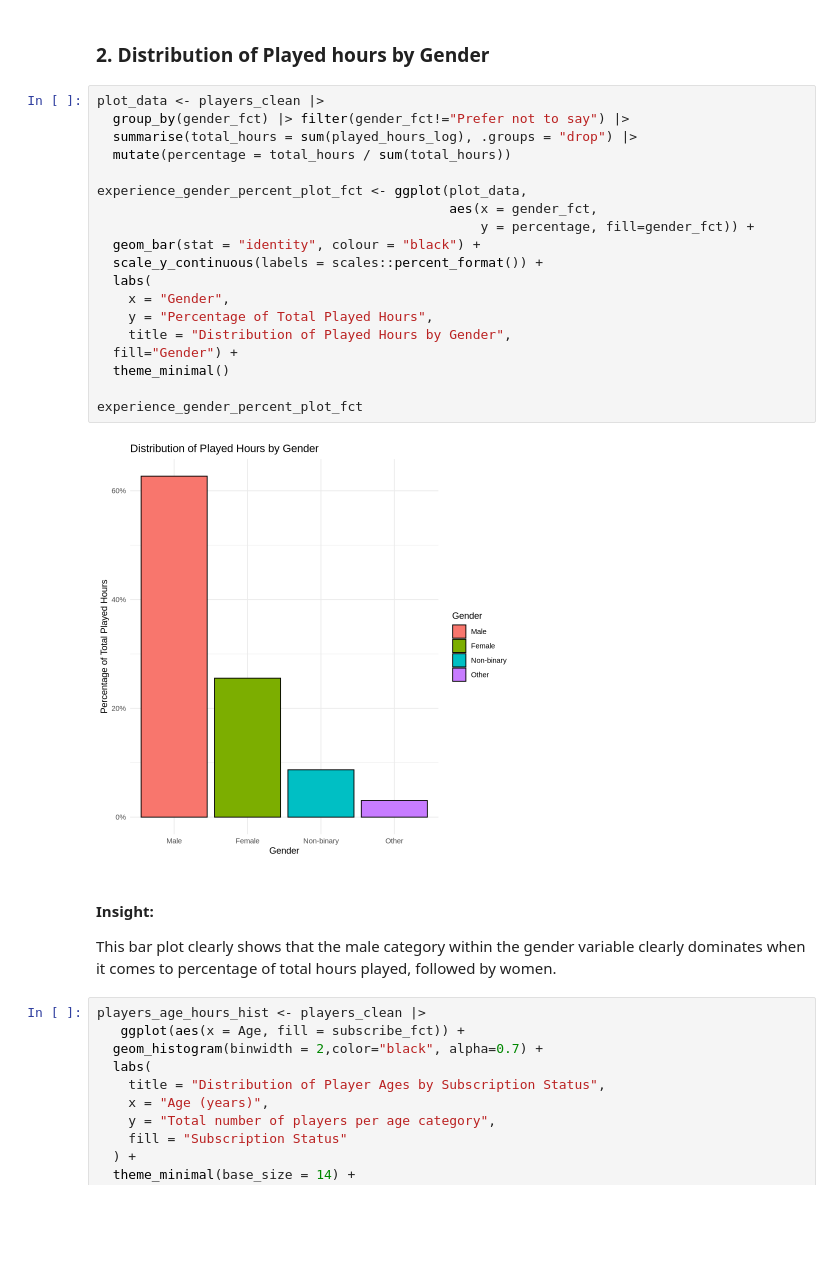
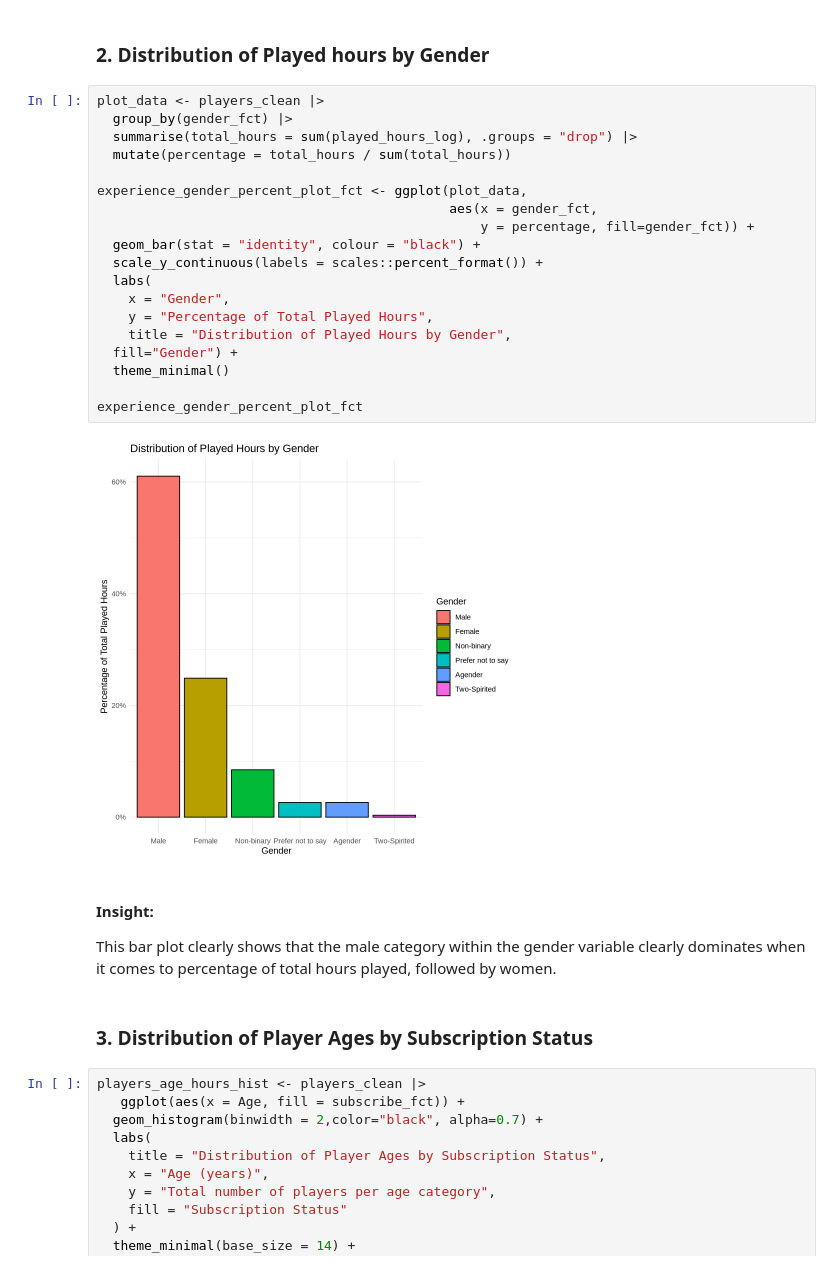
Before and after one commit to thaviship/individual-planning-dsci-100, a Jupyter notebook: Trial.ipynb, the cells around one changed output. Saved outputs shown, nothing was run; the diff lists cells and outputs as text; blank space fills up the shorter version.

```diff
--- a/Trial.ipynb
+++ b/Trial.ipynb
@@ -155,29 +153,31 @@ The bar plot shows that subscription status is strongly related with higher game
 ### 2. Distribution of Played hours by Gender
 # %%
 plot_data <- players_clean |>
-  group_by(gender_fct) |> filter(gender_fct!="Prefer not to say") |>
+  group_by(gender_fct) |>
   summarise(total_hours = sum(played_hours_log), .groups = "drop") |>
   mutate(percentage = total_hours / sum(total_hours))
 
 experience_gender_percent_plot_fct <- ggplot(plot_data,
                                              aes(x = gender_fct,
                                                  y = percentage, fill=gender_fct)) +
   geom_bar(stat = "identity", colour = "black") +
   scale_y_continuous(labels = scales::percent_format()) +
   labs(
     x = "Gender",
     y = "Percentage of Total Played Hours",
     title = "Distribution of Played Hours by Gender",
   fill="Gender") +
   theme_minimal()
 
 experience_gender_percent_plot_fct
 # %% [output]
-[figure, old version]
+[figure, new version]
 # %% [markdown]
 #### Insight:
 
 This bar plot clearly shows that the male category within the gender variable clearly dominates when it comes to percentage of total hours played, followed by women.
+# %% [markdown]
+### 3. Distribution of Player Ages by Subscription Status
 # %%
 players_age_hours_hist <- players_clean |>
    ggplot(aes(x = Age, fill = subscribe_fct)) +
```
Also changed, not shown: parts of 9 cells of this notebook.
